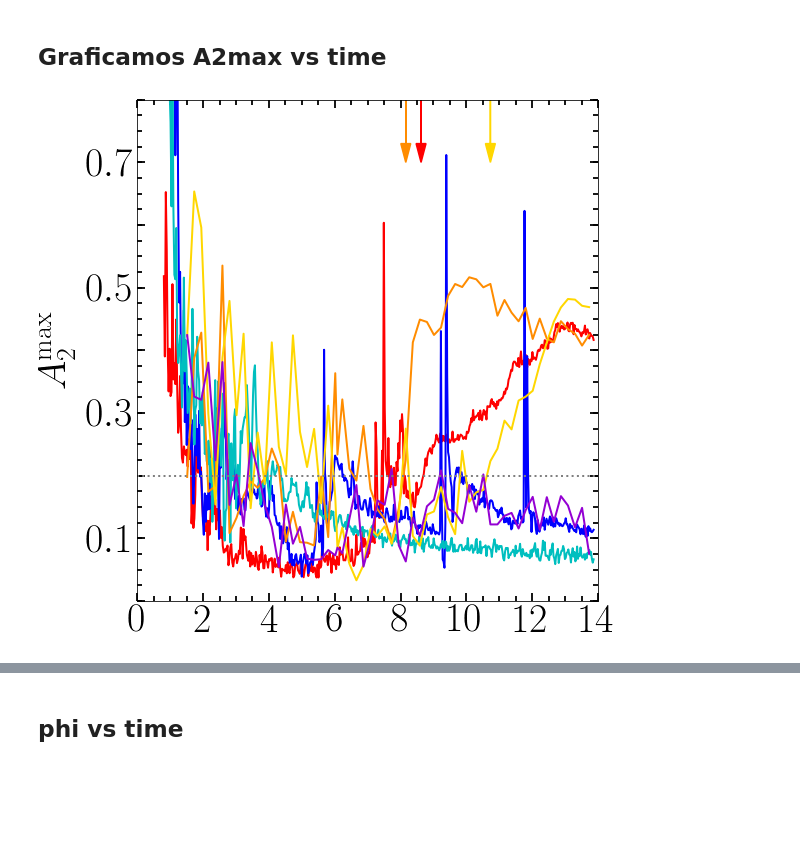
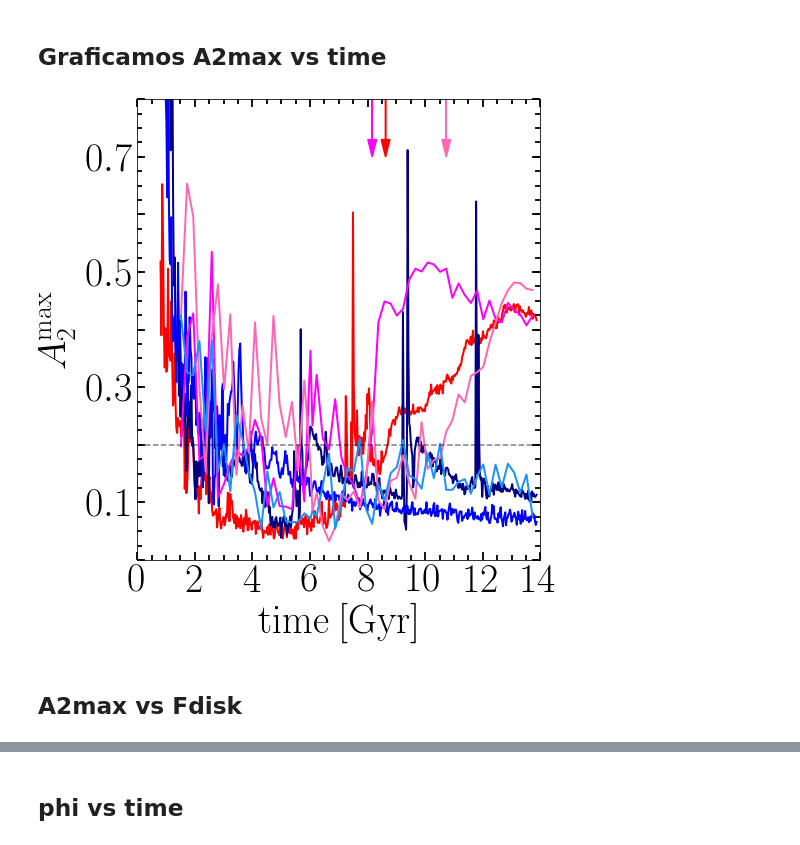
Before and after one commit to ornemarioni/Barras_GdGs, a Jupyter notebook: Barras_Gd/programs/A2maxvstime_simulaciones.ipynb, the cells around one changed output, grey strips where cells are left out. Saved outputs shown, nothing was run; the diff lists cells and outputs as text; code cells hidden in the pictures; blank space fills up the shorter version.

Commit message:
nuevos plots agregados al draft

```diff
--- a/Barras_Gd/programs/A2maxvstime_simulaciones.ipynb
+++ b/Barras_Gd/programs/A2maxvstime_simulaciones.ipynb
@@ -311,40 +311,43 @@ matplotlib.rcParams['text.latex.unicode'] = True
 
 fig, ax = plt.subplots(nrows=1, ncols=1, figsize=(8, 8))#,sharey=True)
 #                        gridspec_kw = {'height_ratios':[3,1,3,1]})
-fig.subplots_adjust(bottom=0.08, left =0.1, right = 0.9, top = 0.95, wspace=0., hspace= 0)
+fig.subplots_adjust(bottom=0.15, left =0.2, right = 0.9, top = 0.95)
 
 ax.plot(time_M31gd ,A2max_M31gd,'-', lw=2, color='red')
-ax.plot(time_MWgd  ,A2max_MWgd, '-', lw=2, color='b')
-ax.plot(time_M33gd ,A2max_M33gd,'-', lw=2, color='c')
-ax.plot(time_M31gs ,A2max_M31gs,'-', lw=2, color='darkorange')
-ax.plot(time_MWgs  ,A2max_MWgs, '-', lw=2, color='gold')
-ax.plot(time_M33gs ,A2max_M33gs,'-', lw=2, color='darkviolet')
+ax.plot(time_MWgd  ,A2max_MWgd, '-', lw=2, color='navy')
+ax.plot(time_M33gd ,A2max_M33gd,'-', lw=2, color='b')
+ax.plot(time_M31gs ,A2max_M31gs,'-', lw=2, color='fuchsia')
+ax.plot(time_MWgs  ,A2max_MWgs, '-', lw=2, color='hotpink')
+ax.plot(time_M33gs ,A2max_M33gs,'-', lw=2, color='dodgerblue')
 
 ax.set_ylabel(r'$A_{2}^{\mathrm{max}}$', fontsize=40)
+ax.set_xlabel(r'$\mathrm{time\:[Gyr]}$',fontsize=40)
 ax.set_xticks([0,2,4,6,8,10,12,14])
 ax.yaxis.set_major_locator(MultipleLocator(0.1))
 ax.yaxis.set_major_formatter(NullFormatter())
 ax.set_yticklabels(['','','$0.1$','','$0.3$','','$0.5$','','$0.7$'])
 # ax.axes.ticklabel_format(style='sci')
 ax.set_ylim(0,0.8)
 ax.set_xlim(0,14)
 ax.minorticks_on()
 ax.tick_params( labelsize=40)
 ax.tick_params('both', length=5, width=1.8,which='minor', direction='in', right='on',top='on')
 ax.tick_params('both', length=8, width=1.8,which='major', direction='in', right='on',top='on')
 ax.yaxis.set_minor_locator(MultipleLocator(0.025))
-ax.axhline(y=0.2,ls=':',lw=2, color='grey')
+ax.axhline(y=0.2,ls='--',lw=1.5, color='k', alpha=0.5)
 ax.arrow(x=time0_M31gd,y=0.8,dx=0,dy=-0.1,color='red', lw=1.5,
          head_length=0.03,head_width=0.3,length_includes_head=True)
-ax.arrow(x=time0_M31gs,y=0.8,dx=0,dy=-0.1,color='darkorange', lw=1.5,
+ax.arrow(x=time0_M31gs,y=0.8,dx=0,dy=-0.1,color='fuchsia', lw=1.5,
          head_length=0.03,head_width=0.3,length_includes_head=True)
-ax.arrow(x=time0_MWgs,y=0.8,dx=0,dy=-0.1,color='gold', lw=1.5,
+ax.arrow(x=time0_MWgs,y=0.8,dx=0,dy=-0.1,color='hotpink', lw=1.5,
          head_length=0.03,head_width=0.3,length_includes_head=True)
 
 
 # fig.savefig('/home/ornela/overleaf/13216980csjxswjndpmj/A2max_time.pdf', dpi = 100, xxbox_inches='tight')
 fig.savefig('/home/omarioni/Barras_GdGs/Barras_Gd/_imagenes/A2max_time_new.pdf', dpi = 100, xxbox_inches='tight')
 
 plt.show()
 # %% [output]
-[figure, old version]
+[figure, new version]
+# %% [markdown]
+## A2max vs Fdisk
```
Also changed, not shown: parts of 4 cells of this notebook, 4 other files.
